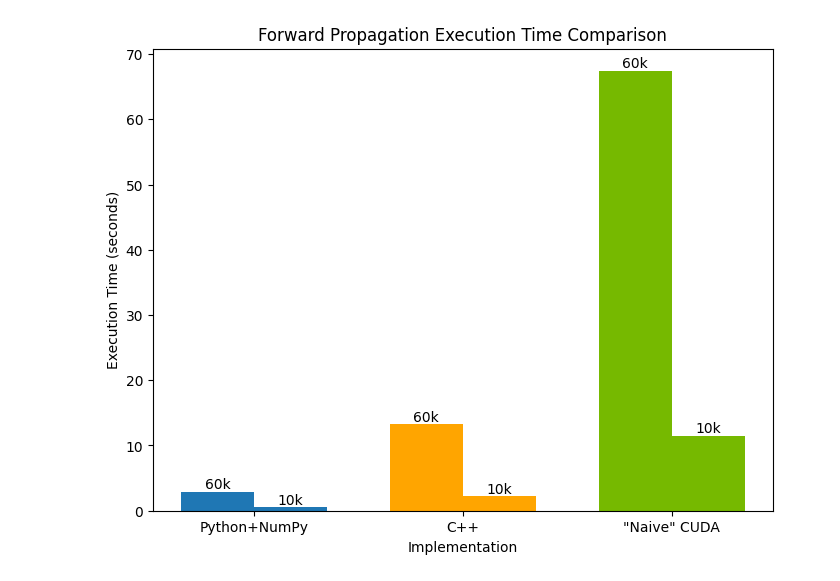
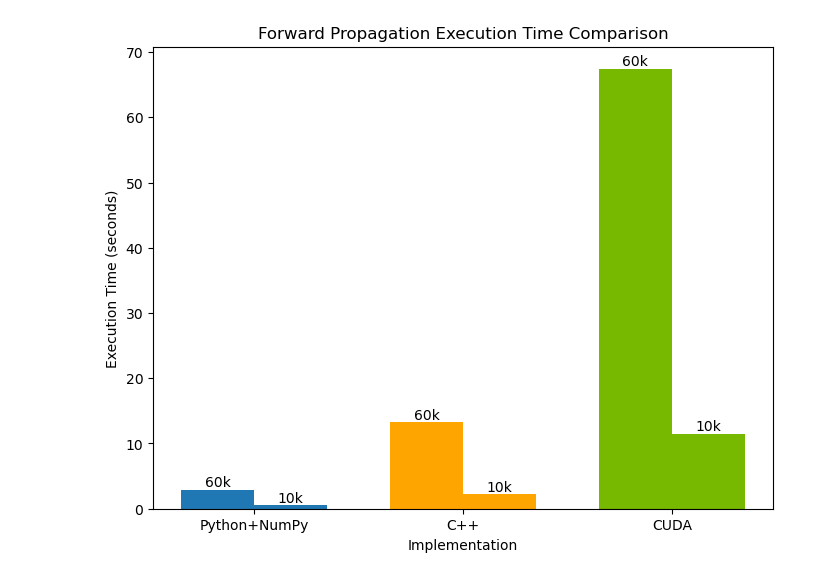
Before and after one commit to t-makaro/586C-Project, a Jupyter notebook: report/graphs.ipynb, the cells around one changed output. Cells and saved outputs as stored; diff of their text form; code cells hidden in the pictures.

```diff
--- a/report/graphs.ipynb
+++ b/report/graphs.ipynb
@@ -4,32 +5,32 @@ import matplotlib.pyplot as plt
 # %%
-implementations = ['Python+NumPy', 'C++', '"Naive" CUDA']
+implementations = ['Python+NumPy', 'C++', 'CUDA']
 x = np.arange(len(implementations))
 times_60k = [2.92,13.29,67.44]
 times_10k = [0.50,2.21,11.49]
 colors = ['#1f77b4', 'orange', '#76B900']
 width = 0.35
 
 # Create a bar chart
 plt.figure(figsize=(8, 6))
 bars1 = plt.bar(x - width/2, times_60k, width, label='60k Images', color=colors)
 bars2 = plt.bar(x + width/2, times_10k, width, label='10k Images', color=colors)
 
 # Add labels and title
 plt.xlabel('Implementation')
 plt.ylabel('Execution Time (seconds)')
 plt.xticks(x, implementations)
 plt.title('Forward Propagation Execution Time Comparison')
 
 # Add text labels on top of each bar
 for bar, label in zip(bars1, ['60k'] * len(bars1)):
     plt.text(bar.get_x() + bar.get_width() / 2, bar.get_height(), label, ha='center', va='bottom')
 for bar, label in zip(bars2, ['10k'] * len(bars2)):
     plt.text(bar.get_x() + bar.get_width() / 2, bar.get_height(), label, ha='center', va='bottom')
 
 # Save the plot to a file
 plt.savefig('images/forward_prop_time_comparison.png')
 
 # Display the plot
 plt.show()
 # %% [output]
-[figure, old version]
+[figure, new version]
```
Also changed, not shown: parts of 3 cells of this notebook, 3 other files.
